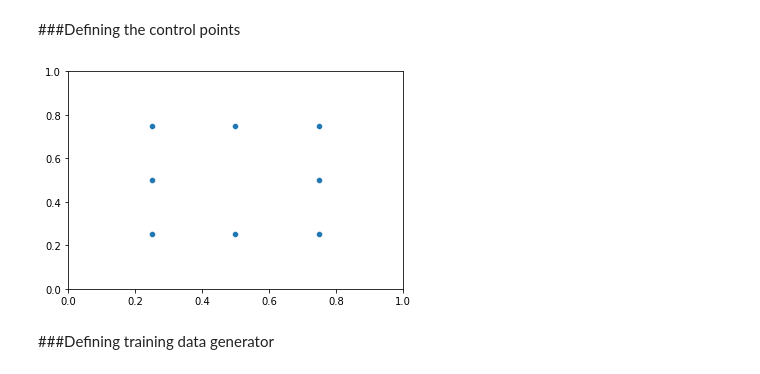
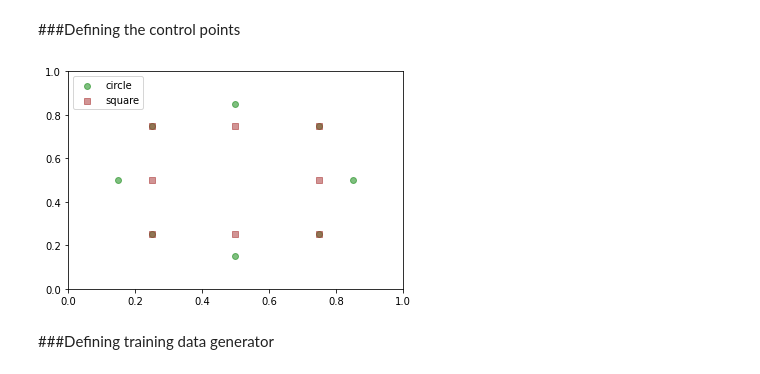
Before and after one commit to Egoago/Onlab, a Jupyter notebook: Önlab.ipynb, the cells around one changed output. Drawn from its saved outputs; the diff is of its cells as text; code cells hidden in the pictures.

```diff
--- a/Önlab.ipynb
+++ b/Önlab.ipynb
@@ -32,19 +32,34 @@ NVIDIA-SMI has failed because it couldn't communicate with the NVIDIA driver. Ma
 ###Defining the control points
 # %%
 np.random.seed(1)
-points = np.array([
+square = np.array([
                    [0.25,0.25],
                    [0.5,0.25],
                    [0.75,0.25],
                    [0.75,0.5],
                    [0.75,0.75],
                    [0.5,0.75],
                    [0.25,0.75],
                    [0.25,0.5]
                    ])
-sns.scatterplot(x=points[:,0], y=points[:,1]).set(xlim=(0,1),ylim=(0,1));
+circle = np.array([
+                   [0.25,0.25],
+                   [0.5,0.15],
+                   [0.75,0.25],
+                   [0.85,0.5],
+                   [0.75,0.75],
+                   [0.5,0.85],
+                   [0.25,0.75],
+                   [0.15,0.5]
+                   ])
+plt.scatter(circle[:,0], circle[:,1], c='g', marker='o', label='circle', alpha=0.5)
+plt.scatter(square[:,0], square[:,1], c='brown', marker='s', label='square', alpha=0.5)
+plt.legend(loc='upper left')
+plt.xlim(0, 1)
+plt.ylim(0, 1)
+plt.show()
 # %% [output]
-[figure, old version]
+[figure, new version]
 # %% [markdown]
 ###Defining training data generator
 # %%
```
Also changed, not shown: parts of 6 cells of this notebook.
